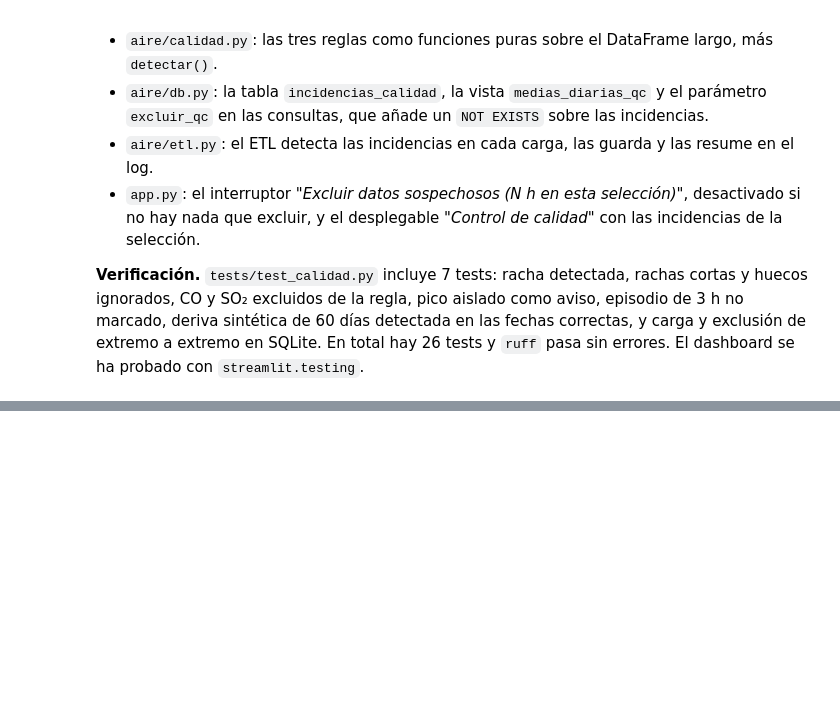
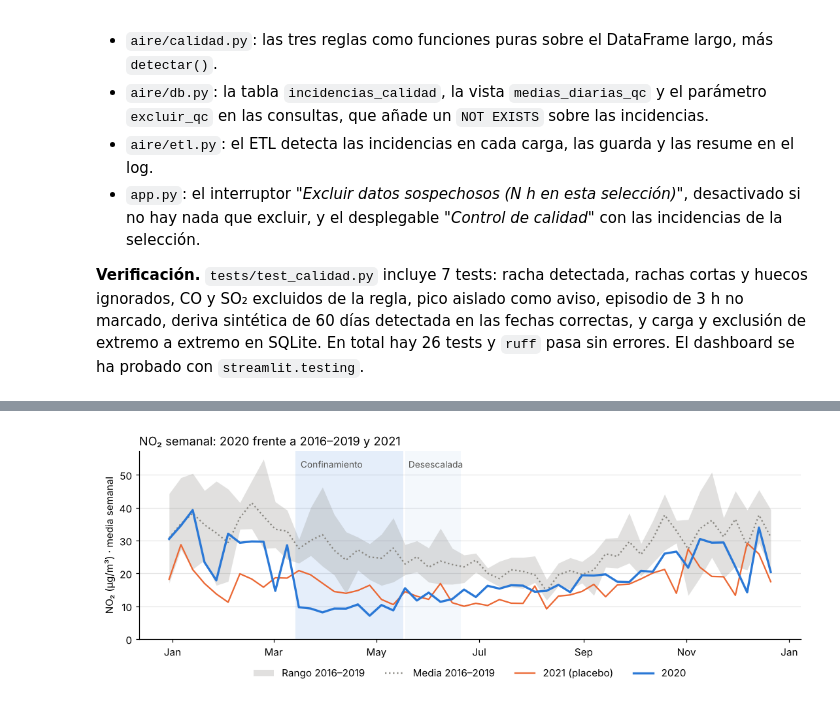
Before and after one commit to AdrianColomoMoragues/aire-valencia-dashboard, a Jupyter notebook: Documentation.ipynb, the cells around one changed output, grey strips where cells are left out. Saved outputs shown, nothing was run; the diff lists cells and outputs as text; code cells hidden in the pictures; blank space fills up the shorter version.

Commit message:
feat: análisis del confinamiento 2020 (diferencia en diferencias + placebo 2021)

```diff
--- a/Documentation.ipynb
+++ b/Documentation.ipynb
@@ -629,0 +682,23 @@ pd.DataFrame(filas_imp).set_index("contaminante")
+# %%
+diario_no2 = db.daily_means(conn, "NO2", estaciones, "2016-01-01", "2021-12-31", excluir_qc=True)
+s20, s21 = cf.serie_semanal(diario_no2, 2020), cf.serie_semanal(diario_no2, 2021)
+x = [pd.Timestamp.fromisocalendar(2020, int(w), 1) for w in s20["semana"]]
+x21 = [pd.Timestamp.fromisocalendar(2020, int(w), 1) for w in s21["semana"]]
+
+fig, ax = plt.subplots(figsize=(10, 3.8))
+ax.axvspan(pd.Timestamp("2020-03-14"), pd.Timestamp("2020-05-17"), color=AZUL, alpha=0.12, lw=0)
+ax.axvspan(pd.Timestamp("2020-05-18"), pd.Timestamp("2020-06-20"), color=AZUL, alpha=0.05, lw=0)
+ax.fill_between(x, s20["ref_min"], s20["ref_max"], color="#898781", alpha=0.25, lw=0, label="Rango 2016–2019")
+ax.plot(x, s20["ref_media"], color="#898781", lw=1.5, ls=":", label="Media 2016–2019")
+ax.plot(x21, s21["anio_valor"], color="#eb6834", lw=1.5, label="2021 (placebo)")
+ax.plot(x, s20["anio_valor"], color=AZUL, lw=2.2, label="2020")
+ax.text(pd.Timestamp("2020-03-17"), ax.get_ylim()[1] * 0.96, "Confinamiento", fontsize=9, color="#52514e", va="top")
+ax.text(pd.Timestamp("2020-05-20"), ax.get_ylim()[1] * 0.96, "Desescalada", fontsize=9, color="#52514e", va="top")
+ax.xaxis.set_major_formatter(plt.matplotlib.dates.DateFormatter("%b"))
+ax.set_ylabel("NO₂ (µg/m³) · media semanal"); ax.set_ylim(bottom=0)
+ax.set_title("NO₂ semanal: 2020 frente a 2016–2019 y 2021", loc="left")
+ax.grid(axis="y", color="#e5e5e5"); ax.set_axisbelow(True)
+ax.legend(frameon=False, ncol=4, loc="upper center", bbox_to_anchor=(0.5, -0.1))
+plt.tight_layout(); plt.show()
+# %% [output]
+[figure, added]
```
Also changed, not shown: parts of 8 cells of this notebook, 5 other files.
